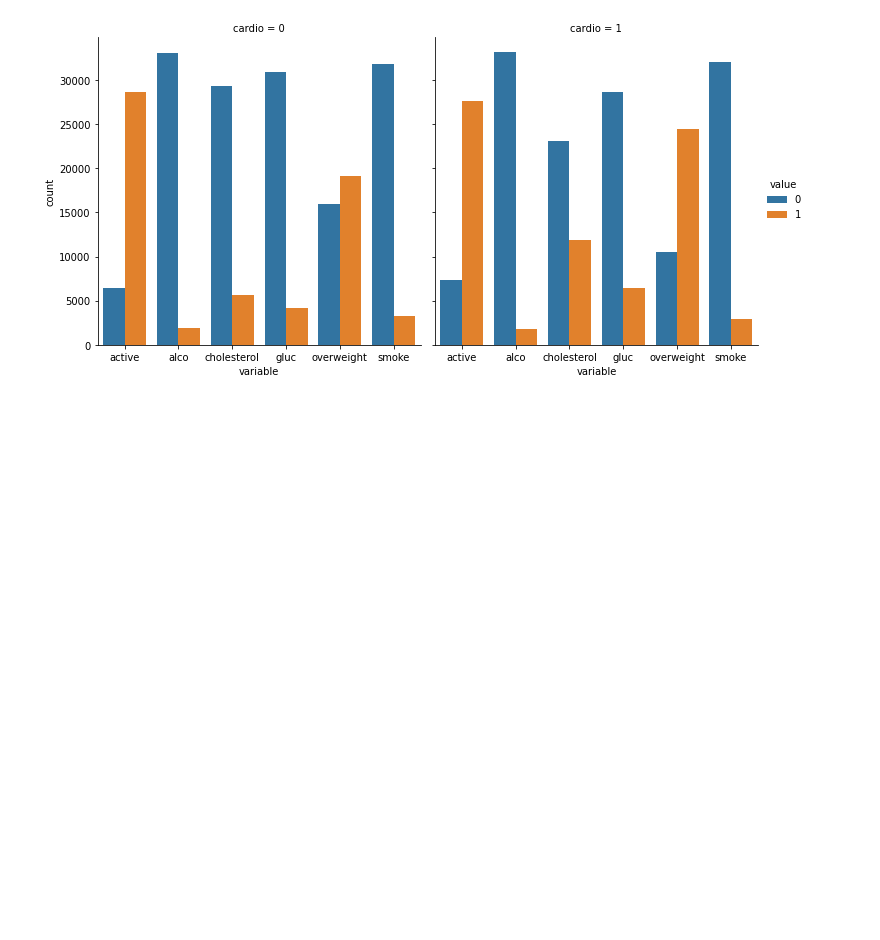
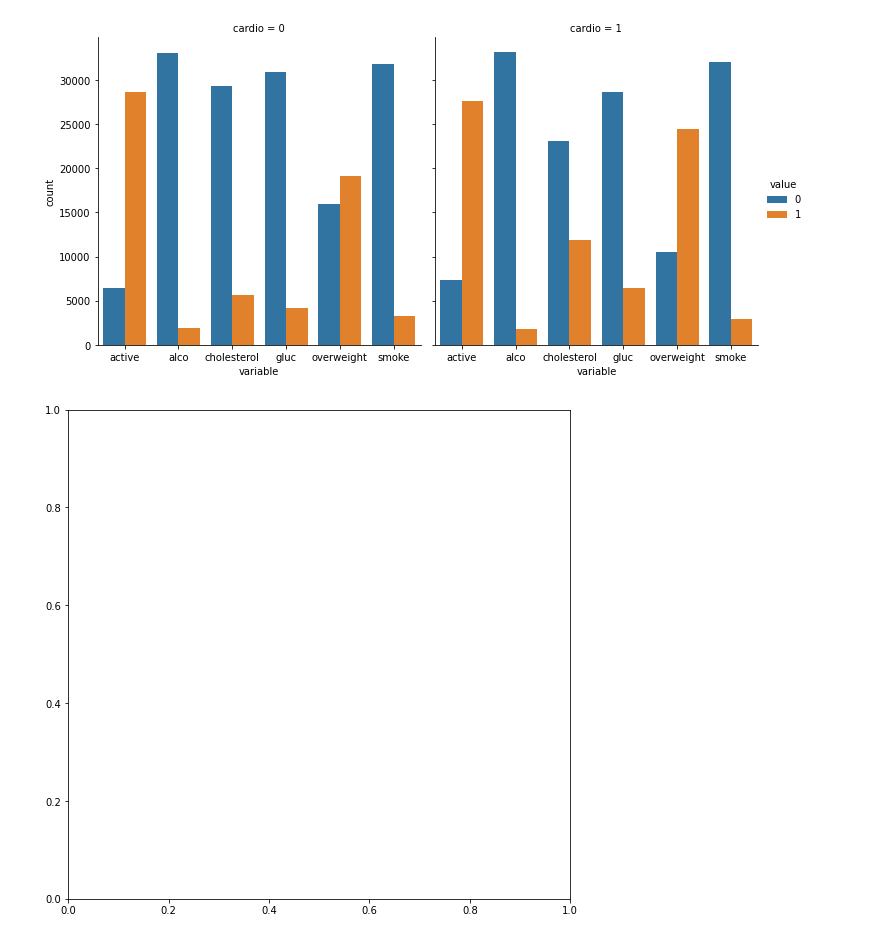
Before and after one commit to bigbisson/FCC-Data-Analyse-with-Python, a Jupyter notebook: boilerplate-medical-data-visualizer/test.ipynb, the cells around one changed output. Cells and saved outputs as stored; diff of their text form; code cells hidden in the pictures; blank space fills up the shorter version.

```diff
--- a/boilerplate-medical-data-visualizer/test.ipynb
+++ b/boilerplate-medical-data-visualizer/test.ipynb
@@ -37,0 +50,4 @@ sns.catplot(data=df_cat,kind='count',x='variable',hue='value',col='cardio')
+# %%
+fig, ax = plt.subplots(figsize=(9,9))
+# %% [output]
+[figure, added]
```
Also changed, not shown: parts of 5 cells of this notebook, 1 other file.
